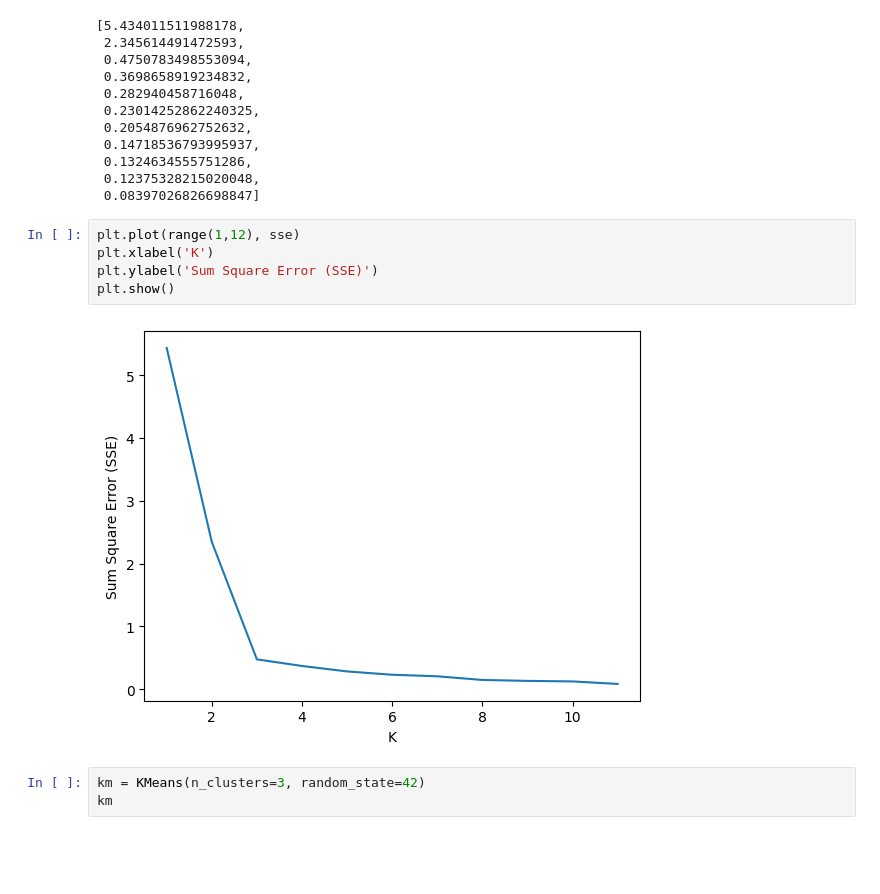
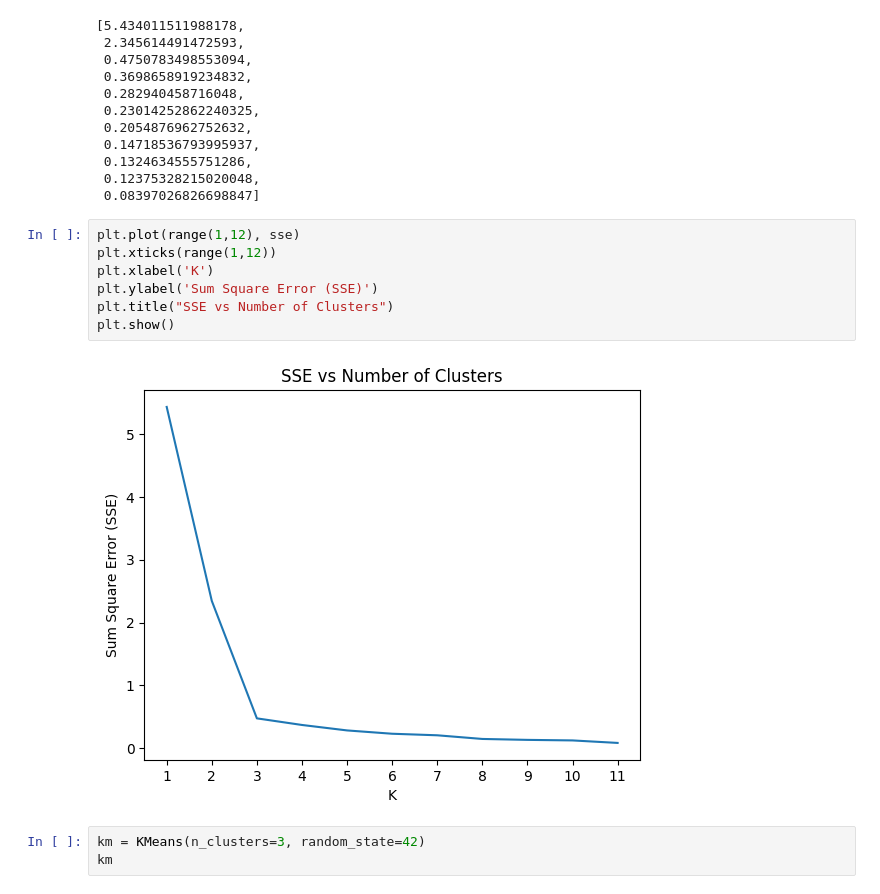
Before and after one commit to ahmud-z/CSE-411-Machine-Learning, a Jupyter notebook: k_means_clustering/k_means_clustering.ipynb, the cells around one changed output. Saved outputs shown, nothing was run; the diff lists cells and outputs as text; blank space fills up the shorter version.

```diff
--- a/k_means_clustering/k_means_clustering.ipynb
+++ b/k_means_clustering/k_means_clustering.ipynb
@@ -52,11 +63,13 @@ sse
  0.08397026826698847]
 # %%
 plt.plot(range(1,12), sse)
+plt.xticks(range(1,12))
 plt.xlabel('K')
 plt.ylabel('Sum Square Error (SSE)')
+plt.title("SSE vs Number of Clusters")
 plt.show()
 # %% [output]
-[figure, old version]
+[figure, new version]
 # %%
 km = KMeans(n_clusters=3, random_state=42)
 km
```
Also changed, not shown: parts of 3 cells of this notebook.
